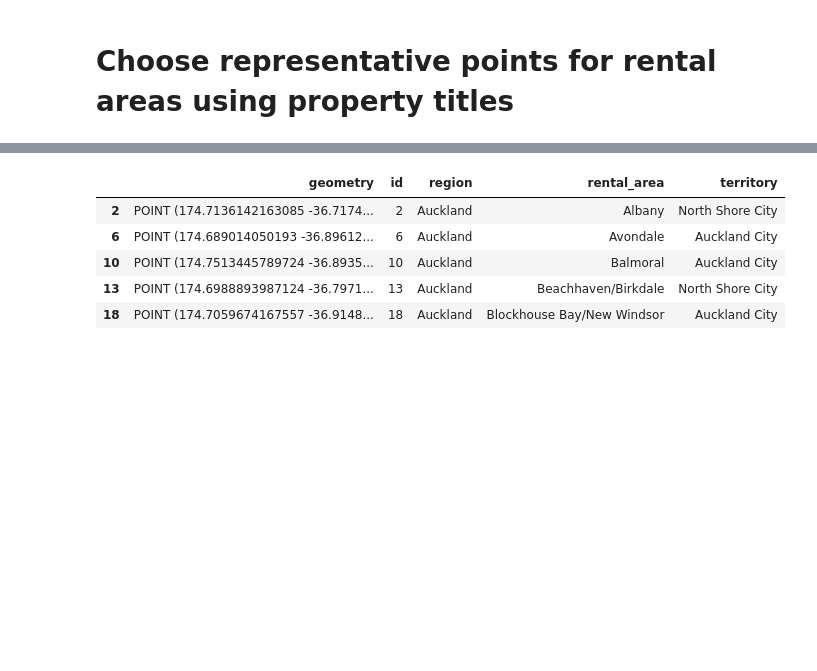
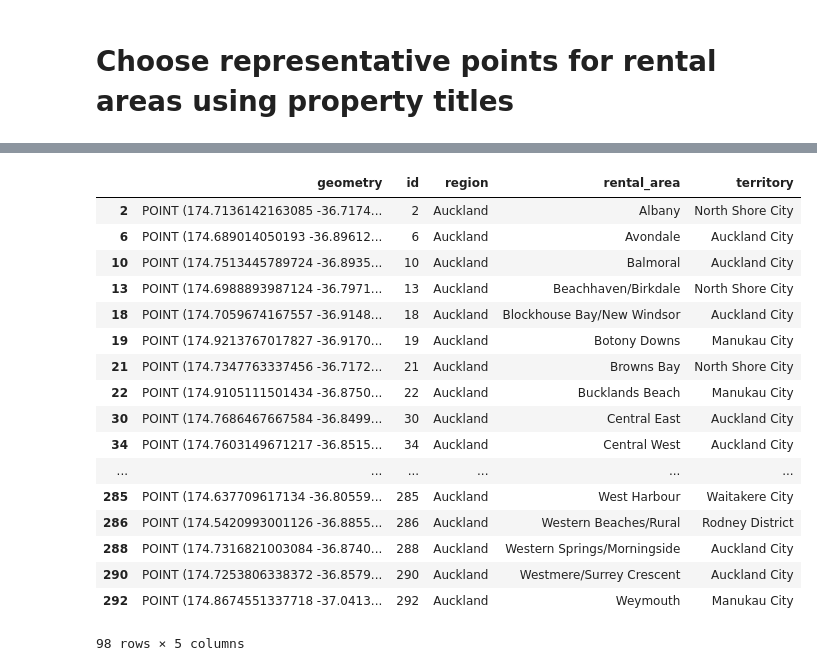
Before and after one commit to araichev/affordability_nz, a Jupyter notebook: ipynb/prototyping.ipynb, the cells around one changed output, grey strips where cells are left out. Saved outputs shown, nothing was run; the diff lists cells and outputs as text; code cells hidden in the pictures; blank space fills up the shorter version.

```diff
--- a/ipynb/prototyping.ipynb
+++ b/ipynb/prototyping.ipynb
@@ -4,6 +4,8 @@ import json
 from functools import reduce
 import math
 import datetime as dt
+import pytz
+from itertools import product
 
 import requests
 import numpy as np
@@ -11,7 +13,8 @@ import pandas as pd
 import geopandas as gpd
 import shapely.ops as so
 
-DATA_DIR = Path('../data')
+ROOT = Path('../')
+DATA_DIR = ROOT/'data'
 
 CRS_NZGD49 = {'init': 'epsg:27200', 'no_defs': True}
 CRS_NZTM = {'init': 'epsg:2193', 'no_defs': True}
@@ -380,12 +407,24 @@ get_matrix([orig], [dest], mode='auto', datetime=datetime)
 # %%
 path = DATA_DIR/'rental_area_points.geojson'
 f = gpd.read_file(str(path))
 f = f[f['region'] == 'Auckland'].copy()
-f.head()
+f
 # %% [output]
 |  | geometry | id | region | rental_area | territory |
 | 2 | POINT (174.7136142163085 -36.7174... | 2 | Auckland | Albany | North Shore City |
 | 6 | POINT (174.689014050193 -36.89612... | 6 | Auckland | Avondale | Auckland City |
 | 10 | POINT (174.7513445789724 -36.8935... | 10 | Auckland | Balmoral | Auckland City |
 | 13 | POINT (174.6988893987124 -36.7971... | 13 | Auckland | Beachhaven/Birkdale | North Shore City |
 | 18 | POINT (174.7059674167557 -36.9148... | 18 | Auckland | Blockhouse Bay/New Windsor | Auckland City |
+| 19 | POINT (174.9213767017827 -36.9170... | 19 | Auckland | Botony Downs | Manukau City |
+| 21 | POINT (174.7347763337456 -36.7172... | 21 | Auckland | Browns Bay | North Shore City |
+| 22 | POINT (174.9105111501434 -36.8750... | 22 | Auckland | Bucklands Beach | Manukau City |
+| 30 | POINT (174.7686467667584 -36.8499... | 30 | Auckland | Central East | Auckland City |
+| 34 | POINT (174.7603149671217 -36.8515... | 34 | Auckland | Central West | Auckland City |
+| ... | ... | ... | ... | ... | ... |
+| 285 | POINT (174.637709617134 -36.80559... | 285 | Auckland | West Harbour | Waitakere City |
+| 286 | POINT (174.5420993001126 -36.8855... | 286 | Auckland | Western Beaches/Rural | Rodney District |
+| 288 | POINT (174.7316821003084 -36.8740... | 288 | Auckland | Western Springs/Morningside | Auckland City |
+| 290 | POINT (174.7253806338372 -36.8579... | 290 | Auckland | Westmere/Surrey Crescent | Auckland City |
+| 292 | POINT (174.8674551337718 -37.0413... | 292 | Auckland | Weymouth | Manukau City |
+98 rows × 5 columns
```
Also changed, not shown: parts of 9 cells of this notebook, 9 other files.
